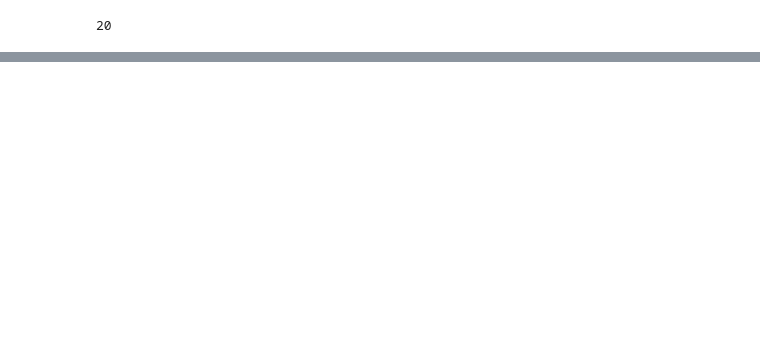
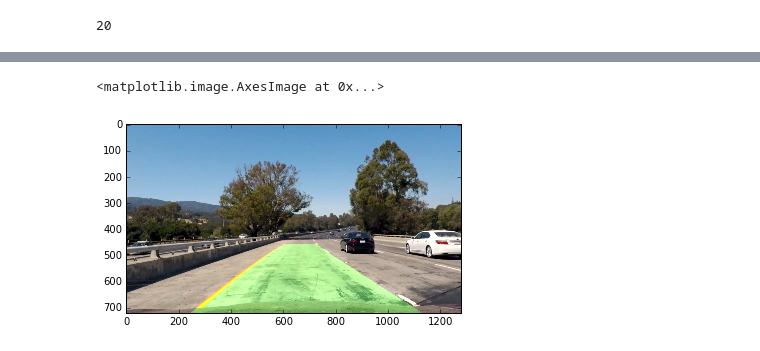
Before and after one commit to knguyen0105/CarND-Advanced-Lane-Lines, a Jupyter notebook: advanced-lane-finding.ipynb, the cells around one changed output, grey strips where cells are left out. Cells and saved outputs as stored; diff of their text form; code cells hidden in the pictures; blank space fills up the shorter version.

```diff
--- a/advanced-lane-finding.ipynb
+++ b/advanced-lane-finding.ipynb
@@ -287,0 +301,18 @@ plt.imshow(result)
+# %%
+img = mpimg.imread('test_images/test5.jpg')
+img_size = img.shape[1], img.shape[0]
+src_points_x = [200, 583, 703, 1100]
+src_points_y = [img.shape[0], 460, 460, img.shape[0]]
+dst_points_x = [300, 300, 1000, 1000]
+dst_points_y = [img.shape[0],0, 0, img.shape[0]]
+src = np.float32(list(zip(src_points_x, src_points_y)))
+dst = np.float32(list(zip(dst_points_x, dst_points_y)))
+M = cv2.getPerspectiveTransform(src, dst)
+
+def process(img):
+    undist_img = undist(img)
+    binary_img = threshold(undist_img)
+    binary_warped = bird_eye(binary_img)
+    left_fitx, right_fitx, ploty = detect_lane(binary_warped)
+    result =  draw_lane(binary_warped, undist_img, left_fitx, right_fitx, ploty)
+    return result
@@ -287,0 +449,7 @@ plt.imshow(result)
+# %%
+img = mpimg.imread('test_images/test1.jpg')
+plt.figure()
+plt.imshow(process(img))
+# %% [output]
+<matplotlib.image.AxesImage at 0x...>
+[figure, added]
```
Also changed, not shown: parts of 15 cells of this notebook.
